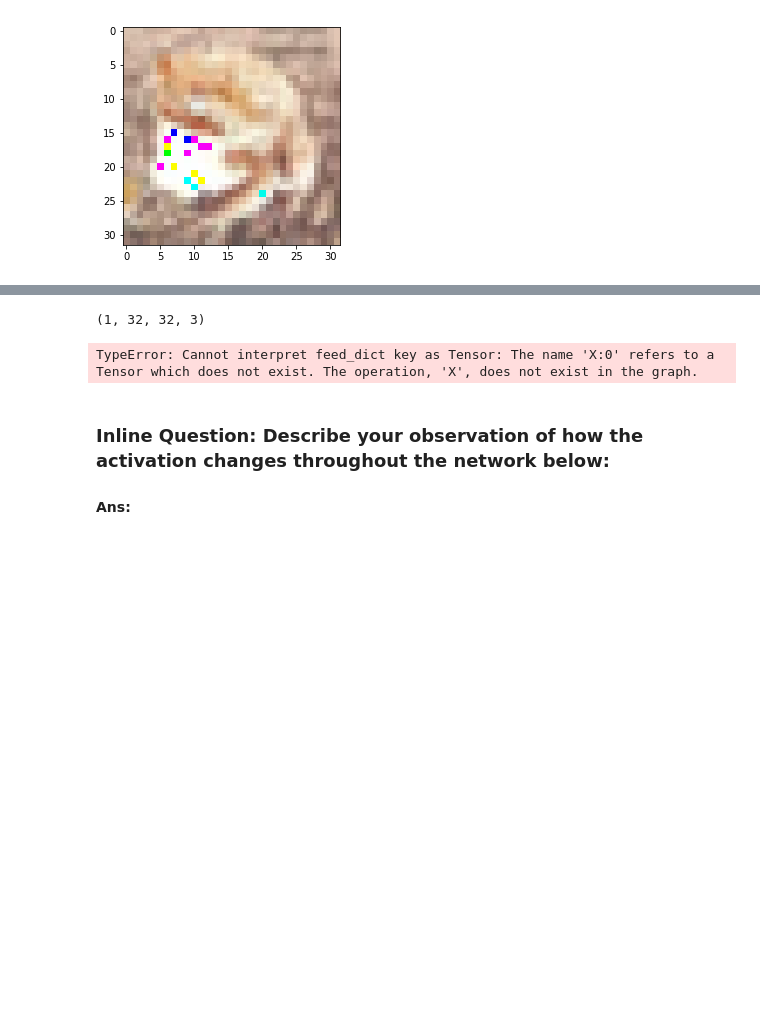
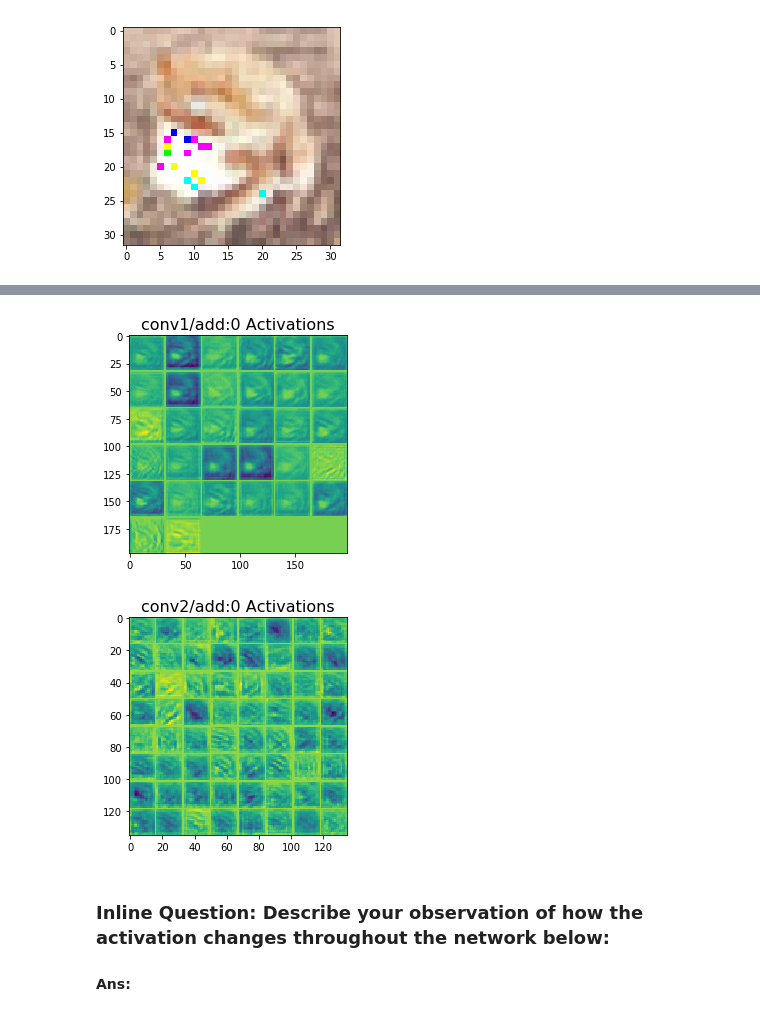
Before and after one commit to XingwenZhang/CSCI599DL, a Jupyter notebook: homework/homework1/assignment1-python3/Problem_4.ipynb, the cells around one changed output, grey strips where cells are left out. Drawn from its saved outputs; the diff is of its cells as text; code cells hidden in the pictures; blank space fills up the shorter version.

```diff
--- a/homework/homework1/assignment1-python3/Problem_4.ipynb
+++ b/homework/homework1/assignment1-python3/Problem_4.ipynb
@@ -627,7 +621,7 @@ def getActivations_cifar10(layer, stimuli):
     #############################################################################
     # TODO: Fill out the following block                                        #
     #############################################################################
-    outs = sess.run(layer, feed_dict={'X:0':np.reshape(stimuli,[1,3072],order='F'), 'is_train:0':False})
+    outs = sess.run(layer, feed_dict={model.X: stimuli, model.is_train:False})
     outs = np.transpose(outs, [3, 1, 2, 0])
     fig = plt.figure(figsize=(4,4))
     ax1 = plt.subplot(111)
@@ -686,19 +702,19 @@ Loading fc4/fully_connected/biases/Adam_1:0 from checkpoint. Name: fc4/fully_con
 # %%
 # base_model_X = tf.placeholder(tf.float32, [None, 3072])
 # is_train = tf.placeholder(tf.bool)
 cifar10ToUse_with_batch = np.expand_dims(cifar10ToUse, axis=0)
-print(cifar10ToUse_with_batch.shape)
+# print(cifar10ToUse_with_batch.shape)
 #############################################################################
 # TODO: Visualize the activations of each conv layer in your model          #
 #############################################################################
 # getActivations_mnist(sconv_1,imageToUse)
 # getActivations_mnist(sconv_2,imageToUse)
 # getActivations_mnist(sconv_3,imageToUse)
-getActivations_cifar10(model.pool1, cifar10ToUse_with_batch)
-getActivations_cifar10(model.pool2, cifar10ToUse_with_batch)
+getActivations_cifar10(model.conv1, cifar10ToUse_with_batch)
+getActivations_cifar10(model.conv2, cifar10ToUse_with_batch)
 # %% [output]
-(1, 32, 32, 3)
-TypeError: Cannot interpret feed_dict key as Tensor: The name 'X:0' refers to a Tensor which does not exist. The operation, 'X', does not exist in the graph.
+[figure, added]
+[figure, added]
 # %% [markdown]
 ### Inline Question: Describe your observation of how the activation changes throughout the network below:
 #### Ans:
```
Also changed, not shown: parts of 12 cells of this notebook.
